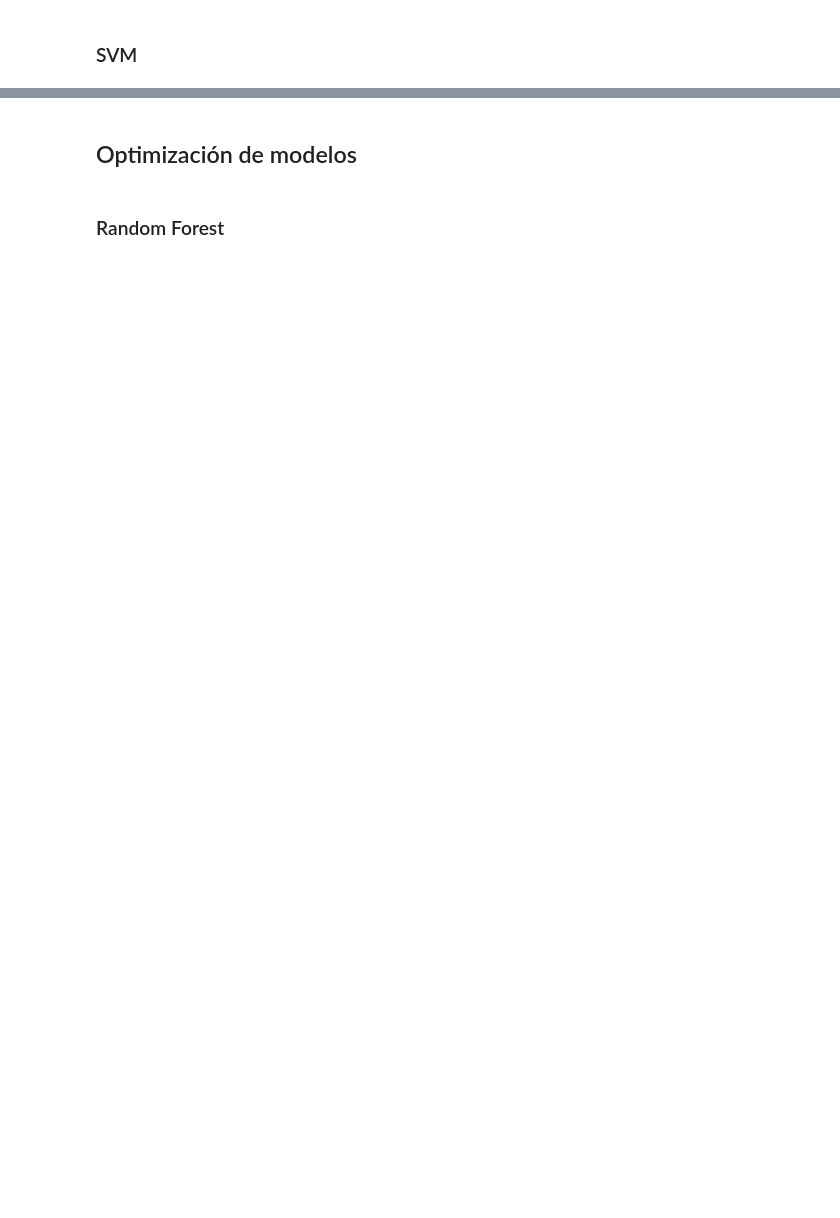
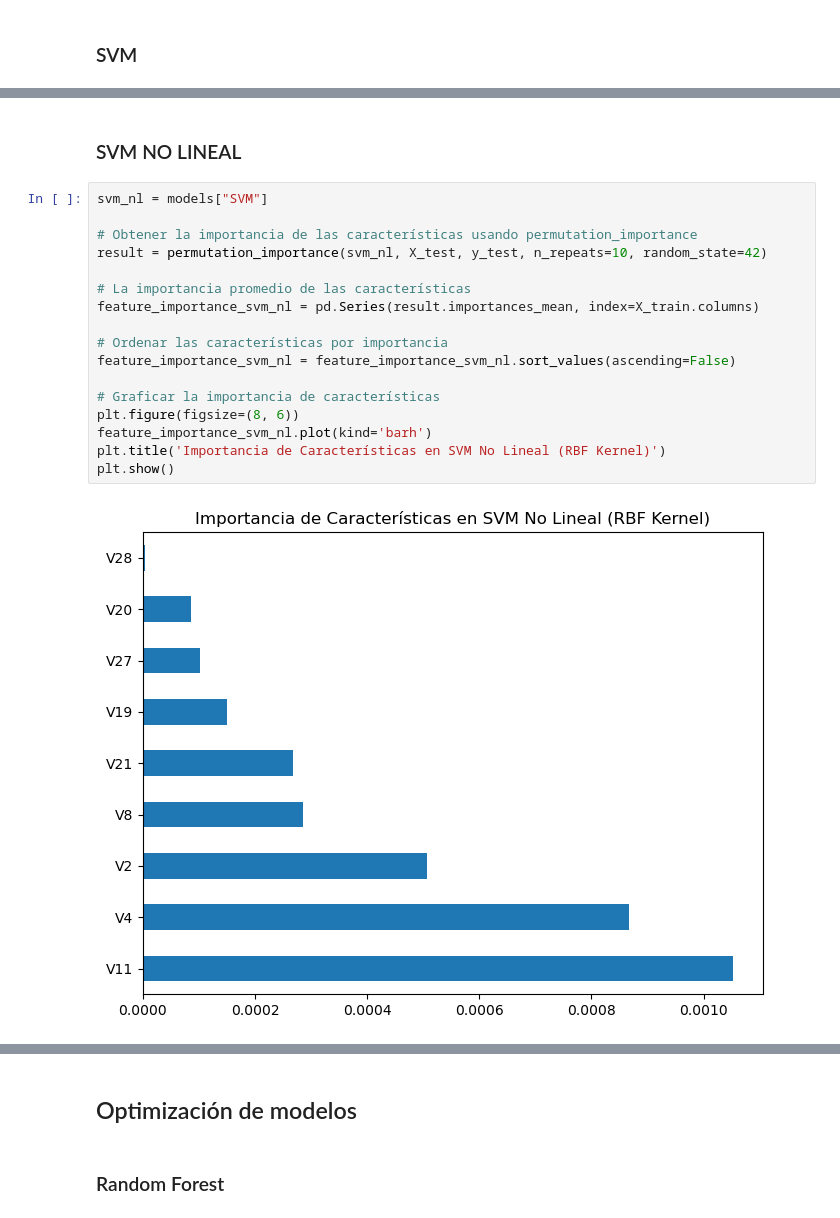
Before and after one commit to LuciaM13/Machine_Learning_Reto_2, a Jupyter notebook: 03_ModelSelection.ipynb, the cells around one changed output, grey strips where cells are left out. Saved outputs shown, nothing was run; the diff lists cells and outputs as text; blank space fills up the shorter version.

```diff
--- a/03_ModelSelection.ipynb
+++ b/03_ModelSelection.ipynb
@@ -461,2 +455,23 @@ plt.show()
+# %% [markdown]
+### SVM NO LINEAL
+# %%
+svm_nl = models["SVM"]
+
+# Obtener la importancia de las características usando permutation_importance
+result = permutation_importance(svm_nl, X_test, y_test, n_repeats=10, random_state=42)
+
+# La importancia promedio de las características
+feature_importance_svm_nl = pd.Series(result.importances_mean, index=X_train.columns)
+
+# Ordenar las características por importancia
+feature_importance_svm_nl = feature_importance_svm_nl.sort_values(ascending=False)
+
+# Graficar la importancia de características
+plt.figure(figsize=(8, 6))
+feature_importance_svm_nl.plot(kind='barh')
+plt.title('Importancia de Características en SVM No Lineal (RBF Kernel)')
+plt.show()
+# %% [output]
+[figure, added]
 # %% [markdown]
 ### Conclusiones
```
Also changed, not shown: parts of 21 cells of this notebook, 5 other files.
